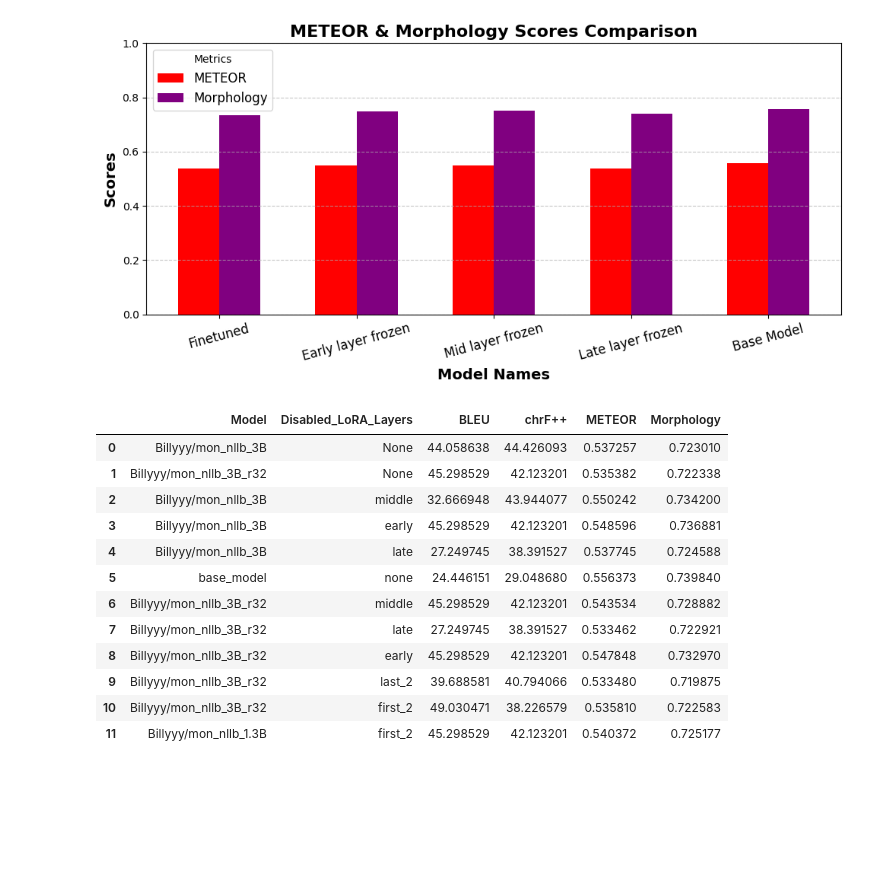
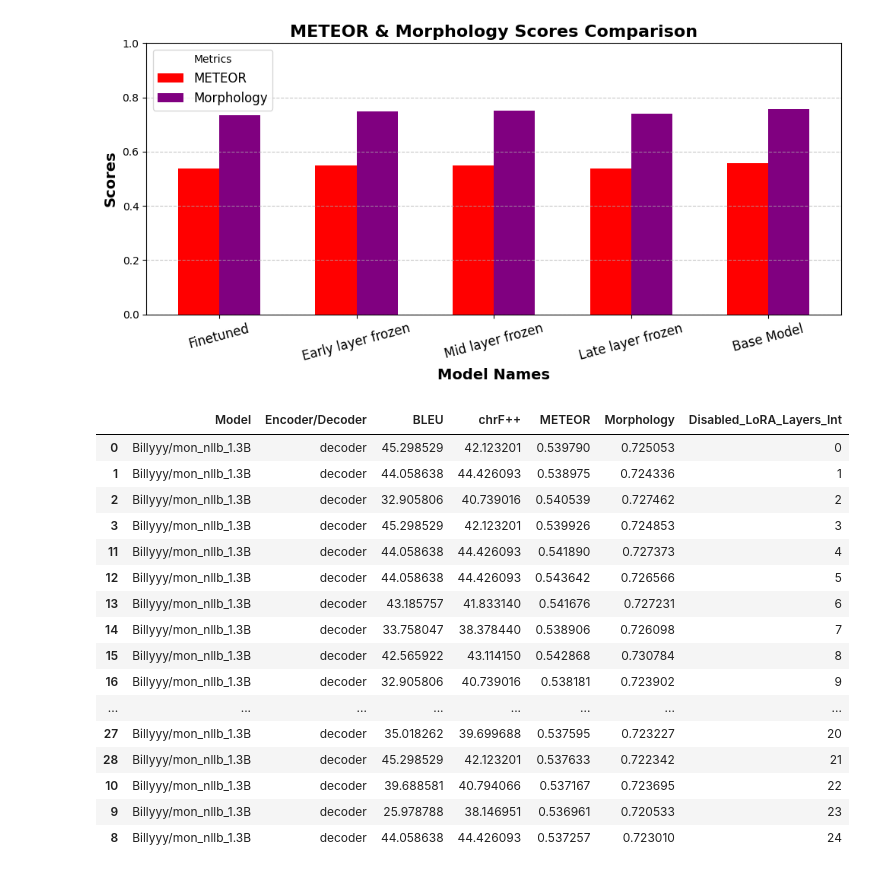
Before and after one commit to bilgee0517/capstone, a Jupyter notebook: evaluation/visualizations.ipynb, the cells around one changed output. Drawn from its saved outputs; the diff is of its cells as text; code cells hidden in the pictures; blank space fills up the shorter version.

```diff
--- a/evaluation/visualizations.ipynb
+++ b/evaluation/visualizations.ipynb
@@ -175,19 +178,3 @@ data = {
 df = pd.DataFrame(data)
 # %%
 df.to_csv("results/updated_flores_results.csv", index=False)
-# %%
-df
-# %% [output]
-|  | Model | Disabled_LoRA_Layers | BLEU | chrF++ | METEOR | Morphology |
-| 0 | Billyyy/mon_nllb_3B | None | 44.058638 | 44.426093 | 0.537257 | 0.723010 |
-| 1 | Billyyy/mon_nllb_3B_r32 | None | 45.298529 | 42.123201 | 0.535382 | 0.722338 |
-| 2 | Billyyy/mon_nllb_3B | middle | 32.666948 | 43.944077 | 0.550242 | 0.734200 |
-| 3 | Billyyy/mon_nllb_3B | early | 45.298529 | 42.123201 | 0.548596 | 0.736881 |
-| 4 | Billyyy/mon_nllb_3B | late | 27.249745 | 38.391527 | 0.537745 | 0.724588 |
-| 5 | base_model | none | 24.446151 | 29.048680 | 0.556373 | 0.739840 |
-| 6 | Billyyy/mon_nllb_3B_r32 | middle | 45.298529 | 42.123201 | 0.543534 | 0.728882 |
-| 7 | Billyyy/mon_nllb_3B_r32 | late | 27.249745 | 38.391527 | 0.533462 | 0.722921 |
-| 8 | Billyyy/mon_nllb_3B_r32 | early | 45.298529 | 42.123201 | 0.547848 | 0.732970 |
-| 9 | Billyyy/mon_nllb_3B_r32 | last_2 | 39.688581 | 40.794066 | 0.533480 | 0.719875 |
-| 10 | Billyyy/mon_nllb_3B_r32 | first_2 | 49.030471 | 38.226579 | 0.535810 | 0.722583 |
-| 11 | Billyyy/mon_nllb_1.3B | first_2 | 45.298529 | 42.123201 | 0.540372 | 0.725177 |
@@ -193,0 +192,20 @@ df
+# %%
+decoder_df_sorted
+# %% [output]
+|  | Model | Encoder/Decoder | BLEU | chrF++ | METEOR | Morphology | Disabled_LoRA_Layers_Int |
+| 0 | Billyyy/mon_nllb_1.3B | decoder | 45.298529 | 42.123201 | 0.539790 | 0.725053 | 0 |
+| 1 | Billyyy/mon_nllb_1.3B | decoder | 44.058638 | 44.426093 | 0.538975 | 0.724336 | 1 |
+| 2 | Billyyy/mon_nllb_1.3B | decoder | 32.905806 | 40.739016 | 0.540539 | 0.727462 | 2 |
+| 3 | Billyyy/mon_nllb_1.3B | decoder | 45.298529 | 42.123201 | 0.539926 | 0.724853 | 3 |
+| 11 | Billyyy/mon_nllb_1.3B | decoder | 44.058638 | 44.426093 | 0.541890 | 0.727373 | 4 |
+| 12 | Billyyy/mon_nllb_1.3B | decoder | 44.058638 | 44.426093 | 0.543642 | 0.726566 | 5 |
+| 13 | Billyyy/mon_nllb_1.3B | decoder | 43.185757 | 41.833140 | 0.541676 | 0.727231 | 6 |
+| 14 | Billyyy/mon_nllb_1.3B | decoder | 33.758047 | 38.378440 | 0.538906 | 0.726098 | 7 |
+| 15 | Billyyy/mon_nllb_1.3B | decoder | 42.565922 | 43.114150 | 0.542868 | 0.730784 | 8 |
+| 16 | Billyyy/mon_nllb_1.3B | decoder | 32.905806 | 40.739016 | 0.538181 | 0.723902 | 9 |
+| ... | ... | ... | ... | ... | ... | ... | ... |
+| 27 | Billyyy/mon_nllb_1.3B | decoder | 35.018262 | 39.699688 | 0.537595 | 0.723227 | 20 |
+| 28 | Billyyy/mon_nllb_1.3B | decoder | 45.298529 | 42.123201 | 0.537633 | 0.722342 | 21 |
+| 10 | Billyyy/mon_nllb_1.3B | decoder | 39.688581 | 40.794066 | 0.537167 | 0.723695 | 22 |
+| 9 | Billyyy/mon_nllb_1.3B | decoder | 25.978788 | 38.146951 | 0.536961 | 0.720533 | 23 |
+| 8 | Billyyy/mon_nllb_1.3B | decoder | 44.058638 | 44.426093 | 0.537257 | 0.723010 | 24 |
```
Also changed, not shown: parts of 4 cells of this notebook, 1 other file.
